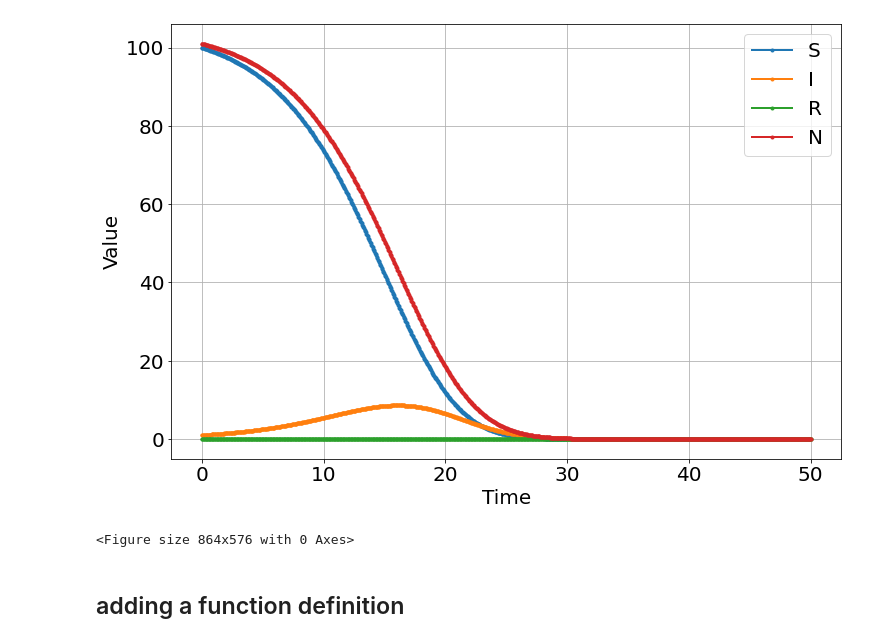
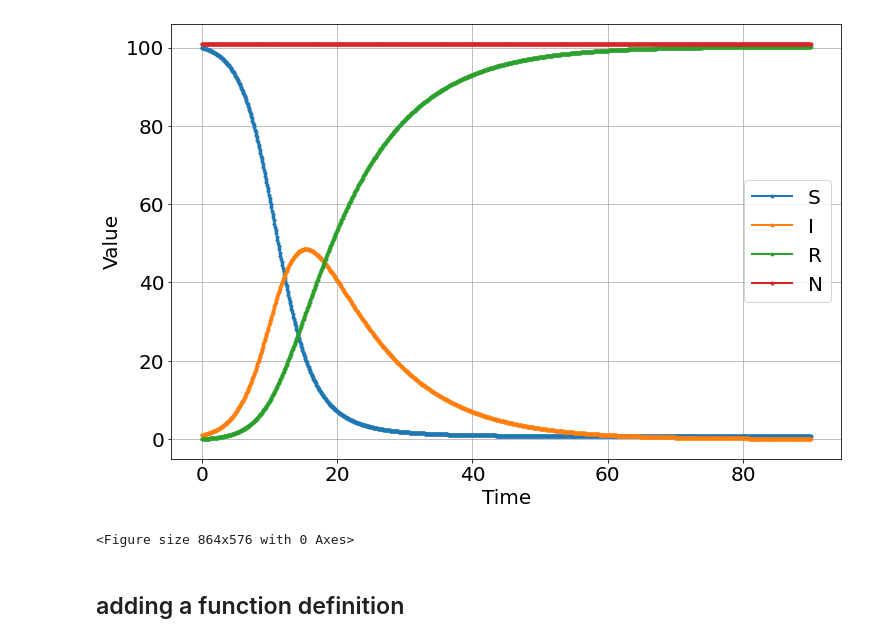
Before and after one commit to bblais/Computer-Programming-for-the-Sciences-Spring-2021, a Jupyter notebook: 2021-03-09 - SIR.ipynb, the cells around one changed output. Drawn from its saved outputs; the diff is of its cells as text; code cells hidden in the pictures.

```diff
--- a/2021-03-09 - SIR.ipynb
+++ b/2021-03-09 - SIR.ipynb
@@ -9,15 +9,14 @@ pyndamics3  version  0.0.3
 # %%
 sim=Simulation()
 sim.add("S' = -β*S*I/N",100,plot=1)
 sim.add("I' = +β*S*I/N - γ*I",1,plot=1)
-sim.add("R' = +γ*R",plot=1)
-
+sim.add("R' = +γ*I",plot=1)
 sim.add("N = S+I+R",plot=1)
 
-sim.params(β=1,γ=.8)
-sim.run(50)
+sim.params(β=.5,γ=.1)
+sim.run(90)
 # %% [output]
-[figure, old version]
+[figure, new version]
 <Figure size 864x576 with 0 Axes>
 # %% [markdown]
 ## adding a function definition
```
Also changed, not shown: parts of 1 cell of this notebook, 7 other files.
